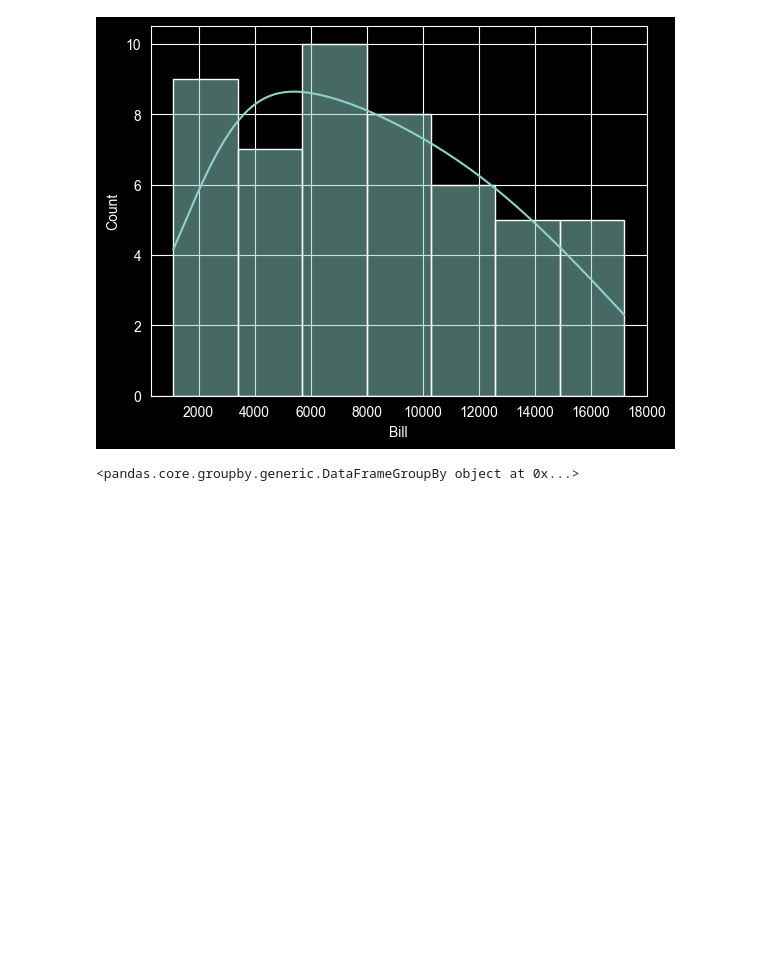
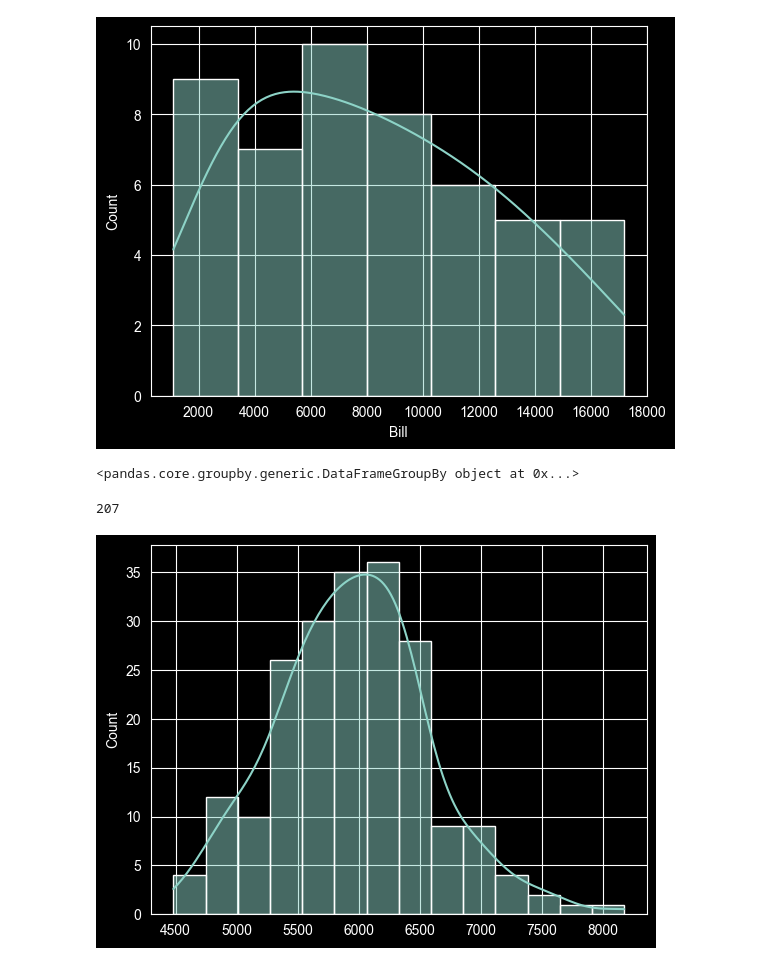
Before and after one commit to RawatXd/LeetCode-Daily, a Jupyter notebook: Case Studies/Solar Panel/main.ipynb, the cells around one changed output. Saved outputs shown, nothing was run; the diff lists cells and outputs as text; code cells hidden in the pictures; blank space fills up the shorter version.

```diff
--- a/Case Studies/Solar Panel/main.ipynb
+++ b/Case Studies/Solar Panel/main.ipynb
@@ -28,3 +28,16 @@ sns.histplot(df[df.City == "Surat"].Bill,kde=True)
 df.groupby("City")
 # %% [output]
 <pandas.core.groupby.generic.DataFrameGroupBy object at 0x...>
+# %%
+sample_mean = []
+
+for city , subdf in df.groupby("City"):
+    sample_mean.append(subdf.Bill.mean())
+
+len(sample_mean)
+# %% [output]
+207
+# %%
+sns.histplot(sample_mean,kde=True)
+# %% [output]
+[figure, added]
```
